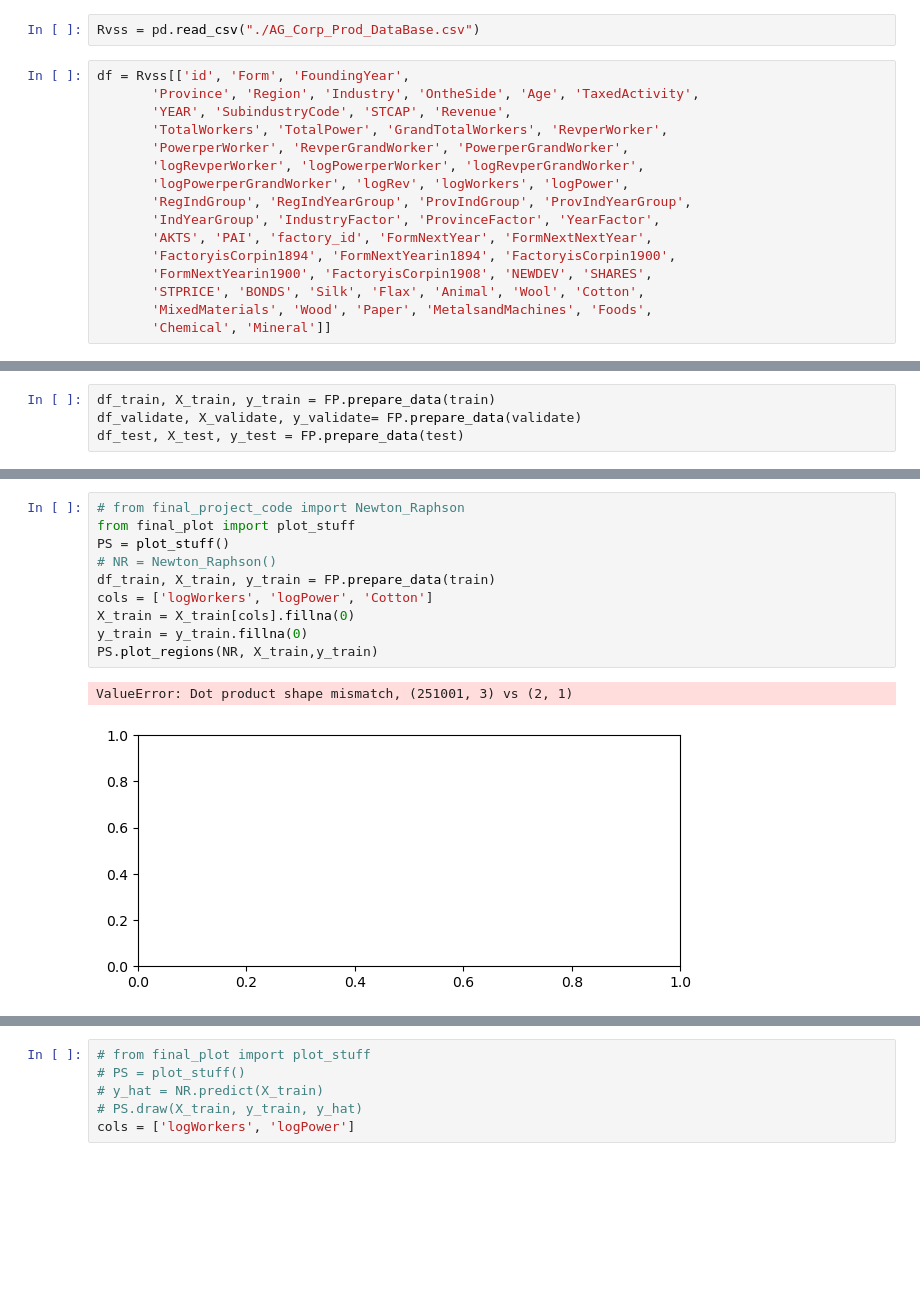
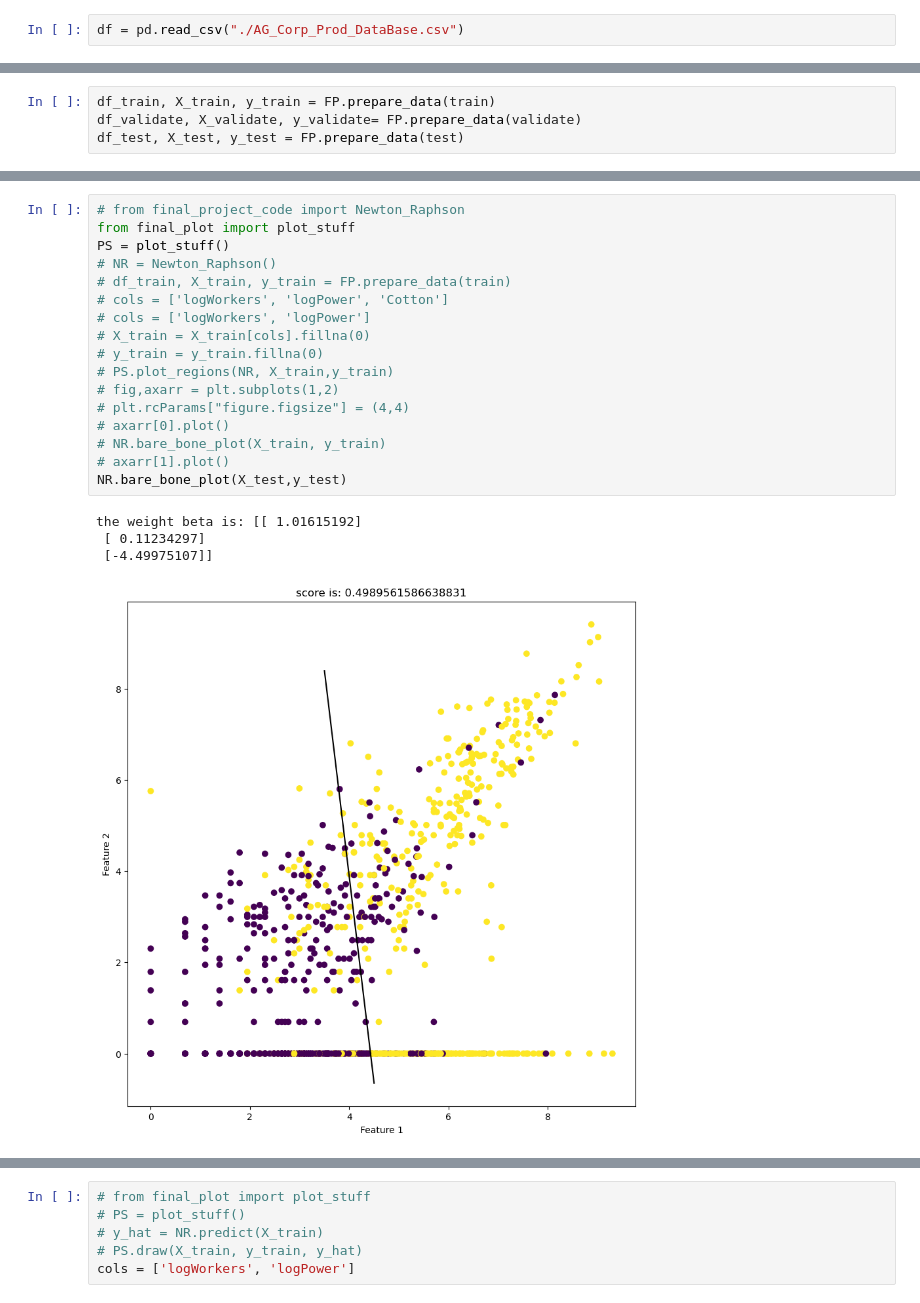
Before and after one commit to Xianzhiwang1/Leet-Code-Project, a Jupyter notebook: posts/final-blog-post/test.ipynb, the cells around one changed output, grey strips where cells are left out. Drawn from its saved outputs; the diff is of its cells as text; blank space fills up the shorter version.

```diff
--- a/posts/final-blog-post/test.ipynb
+++ b/posts/final-blog-post/test.ipynb
@@ -28,23 +28,7 @@ from sklearn.metrics import classification_report
 # from sklearn.metrics.pairwise import rbf_kernel
 FP = FinalProject()
 # %%
-Rvss = pd.read_csv("./AG_Corp_Prod_DataBase.csv")
+df = pd.read_csv("./AG_Corp_Prod_DataBase.csv")
-# %%
-df = Rvss[['id', 'Form', 'FoundingYear',
-       'Province', 'Region', 'Industry', 'OntheSide', 'Age', 'TaxedActivity',
-       'YEAR', 'SubindustryCode', 'STCAP', 'Revenue',
-       'TotalWorkers', 'TotalPower', 'GrandTotalWorkers', 'RevperWorker',
-       'PowerperWorker', 'RevperGrandWorker', 'PowerperGrandWorker',
-       'logRevperWorker', 'logPowerperWorker', 'logRevperGrandWorker',
-       'logPowerperGrandWorker', 'logRev', 'logWorkers', 'logPower',
-       'RegIndGroup', 'RegIndYearGroup', 'ProvIndGroup', 'ProvIndYearGroup',
-       'IndYearGroup', 'IndustryFactor', 'ProvinceFactor', 'YearFactor',
-       'AKTS', 'PAI', 'factory_id', 'FormNextYear', 'FormNextNextYear',
-       'FactoryisCorpin1894', 'FormNextYearin1894', 'FactoryisCorpin1900',
-       'FormNextYearin1900', 'FactoryisCorpin1908', 'NEWDEV', 'SHARES',
-       'STPRICE', 'BONDS', 'Silk', 'Flax', 'Animal', 'Wool', 'Cotton',
-       'MixedMaterials', 'Wood', 'Paper', 'MetalsandMachines', 'Foods',
-       'Chemical', 'Mineral']]
 # %%
 df = FP.create_balanced_data(df)
 # df = df.sample(n=10000, replace=False)
@@ -121,13 +94,22 @@ title = plt.gca().set(title=f"Accuracy={(mypredict==y_train).mean()}",
 # %%
 # from final_project_code import Newton_Raphson
 from final_plot import plot_stuff
 PS = plot_stuff()
 # NR = Newton_Raphson()
-df_train, X_train, y_train = FP.prepare_data(train)
-cols = ['logWorkers', 'logPower', 'Cotton']
-X_train = X_train[cols].fillna(0)
-y_train = y_train.fillna(0)
-PS.plot_regions(NR, X_train,y_train)
+# df_train, X_train, y_train = FP.prepare_data(train)
+# cols = ['logWorkers', 'logPower', 'Cotton']
+# cols = ['logWorkers', 'logPower']
+# X_train = X_train[cols].fillna(0)
+# y_train = y_train.fillna(0)
+# PS.plot_regions(NR, X_train,y_train)
+# fig,axarr = plt.subplots(1,2)
+# plt.rcParams["figure.figsize"] = (4,4)
+# axarr[0].plot()
+# NR.bare_bone_plot(X_train, y_train)
+# axarr[1].plot()
+NR.bare_bone_plot(X_test,y_test)
 # %% [output]
-ValueError: Dot product shape mismatch, (251001, 3) vs (2, 1)
+the weight beta is: [[ 1.01615192]
+ [ 0.11234297]
+ [-4.49975107]]
-[figure, old version]
+[figure, new version]
```
Also changed, not shown: parts of 15 cells of this notebook, 2 other files.
